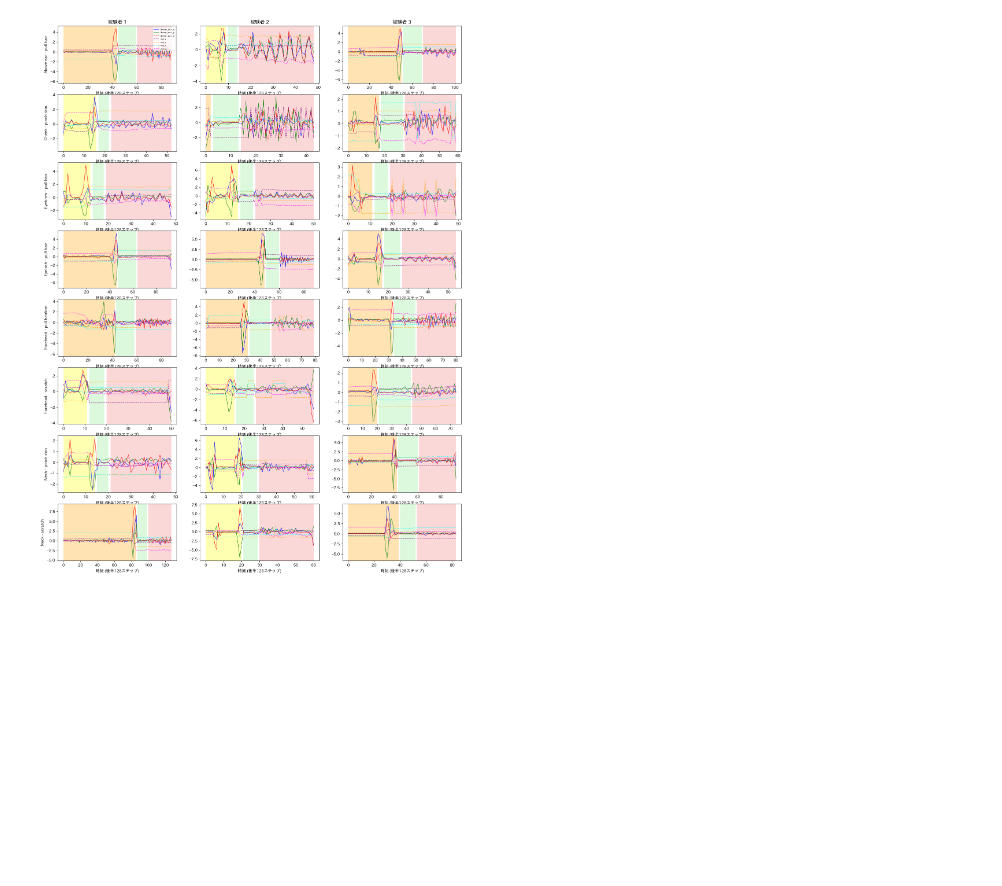
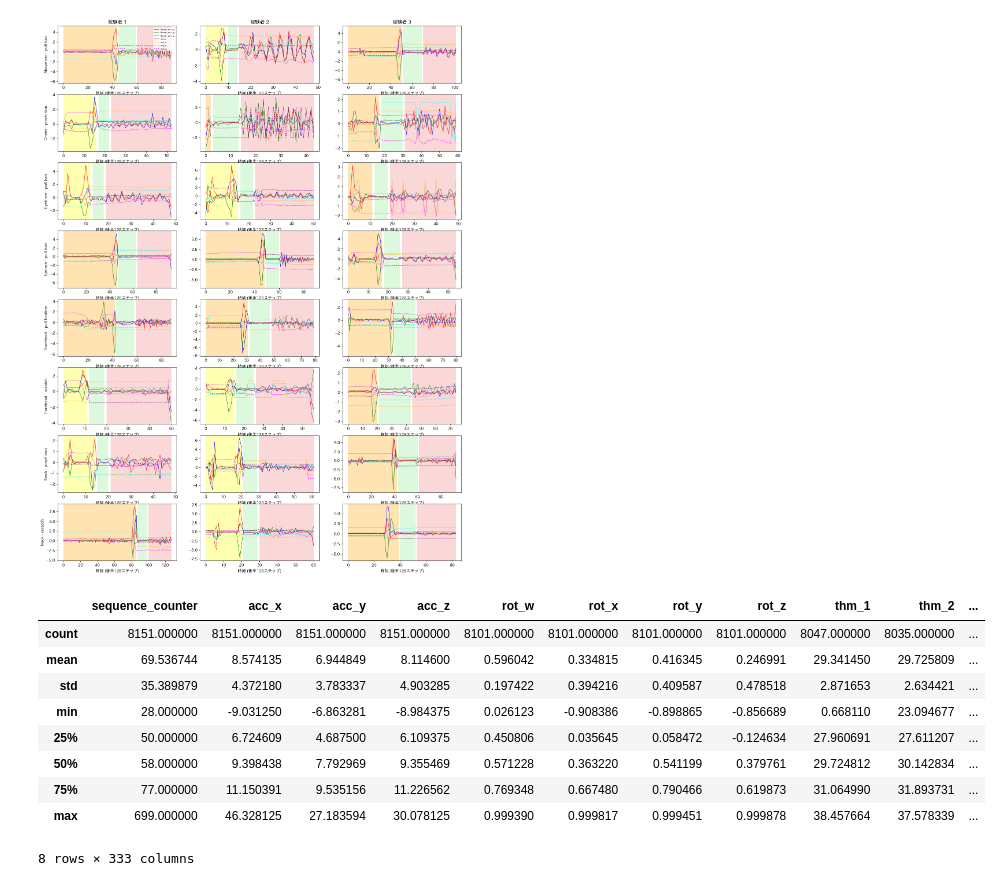
Before and after one commit to sorawww31/cmi3, a Jupyter notebook: notebook/EDA_009.ipynb, the cells around one changed output. Drawn from its saved outputs; the diff is of its cells as text; code cells hidden in the pictures; blank space fills up the shorter version.

```diff
--- a/notebook/EDA_009.ipynb
+++ b/notebook/EDA_009.ipynb
@@ -164,3 +164,16 @@ plt.show()
 利用可能なカラム: ['linear_acc_x', 'linear_acc_y', 'linear_acc_z', 'rot_x', 'rot_y', 'rot_z', 'rot_w']
 NameError: name 'Patch' is not defined
 [figure]
+# %%
+df_tr.groupby("sequence_id").max().describe()
+# %% [output]
+|  | sequence_counter | acc_x | acc_y | acc_z | rot_w | rot_x | rot_y | rot_z | thm_1 | thm_2 | ... |
+| count | 8151.000000 | 8151.000000 | 8151.000000 | 8151.000000 | 8101.000000 | 8101.000000 | 8101.000000 | 8101.000000 | 8047.000000 | 8035.000000 | ... |
+| mean | 69.536744 | 8.574135 | 6.944849 | 8.114600 | 0.596042 | 0.334815 | 0.416345 | 0.246991 | 29.341450 | 29.725809 | ... |
+| std | 35.389879 | 4.372180 | 3.783337 | 4.903285 | 0.197422 | 0.394216 | 0.409587 | 0.478518 | 2.871653 | 2.634421 | ... |
+| min | 28.000000 | -9.031250 | -6.863281 | -8.984375 | 0.026123 | -0.908386 | -0.898865 | -0.856689 | 0.668110 | 23.094677 | ... |
+| 25% | 50.000000 | 6.724609 | 4.687500 | 6.109375 | 0.450806 | 0.035645 | 0.058472 | -0.124634 | 27.960691 | 27.611207 | ... |
+| 50% | 58.000000 | 9.398438 | 7.792969 | 9.355469 | 0.571228 | 0.363220 | 0.541199 | 0.379761 | 29.724812 | 30.142834 | ... |
+| 75% | 77.000000 | 11.150391 | 9.535156 | 11.226562 | 0.769348 | 0.667480 | 0.790466 | 0.619873 | 31.064990 | 31.893731 | ... |
+| max | 699.000000 | 46.328125 | 27.183594 | 30.078125 | 0.999390 | 0.999817 | 0.999451 | 0.999878 | 38.457664 | 37.578339 | ... |
+8 rows × 333 columns
```
Also changed, not shown: 5 other files.
